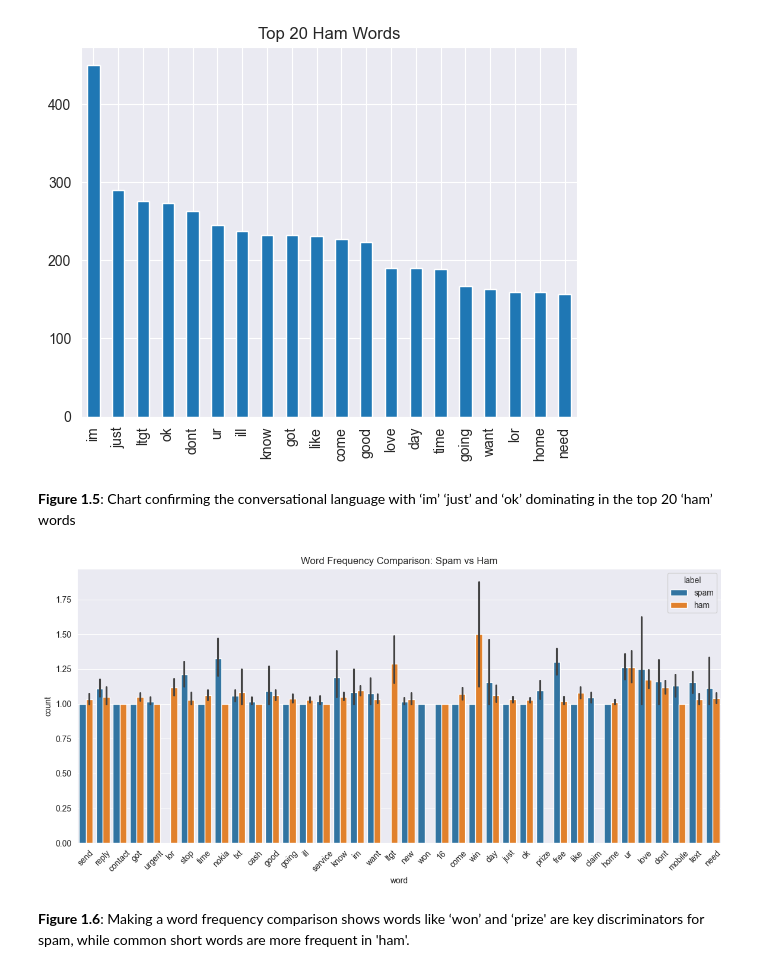
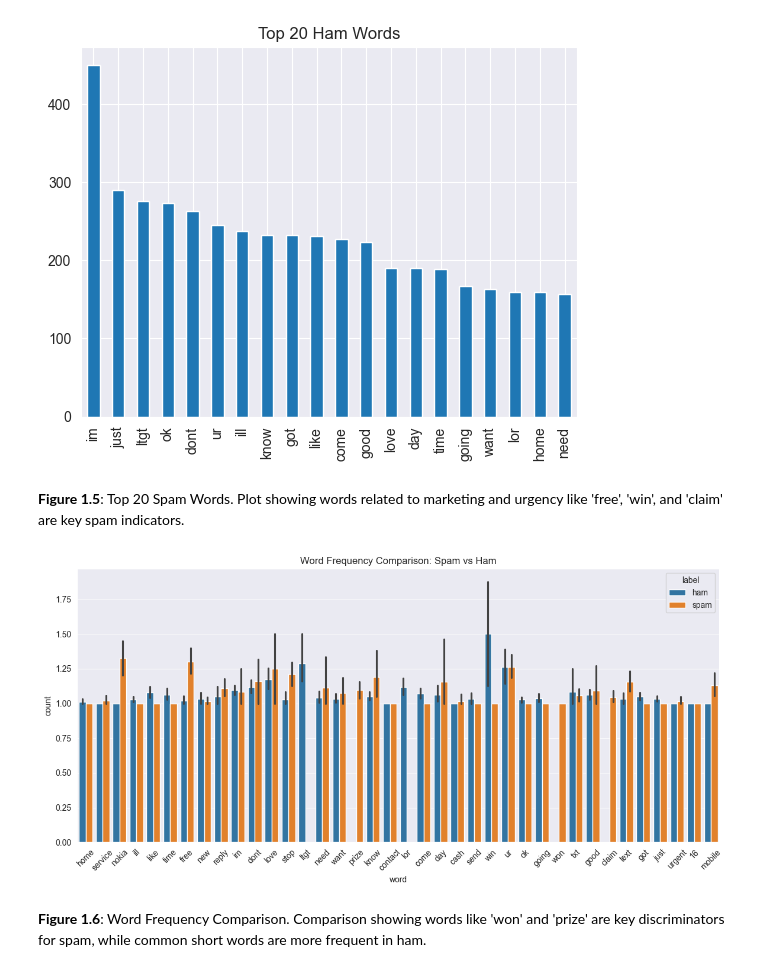
Before and after one commit to milenkirilov888/ce4145-natural-language-processing, a Jupyter notebook: coursework.ipynb, the cells around one changed output. Saved outputs shown, nothing was run; the diff lists cells and outputs as text; code cells hidden in the pictures.

```diff
--- a/coursework.ipynb
+++ b/coursework.ipynb
@@ -9,8 +11,16 @@ Datasource: UCI Machine Learning Repository - SMS Spam Collection.
 # %%
+# Importing necessary libraries
 import pandas as pd
+import numpy as np
+import matplotlib.pyplot as plt
+import seaborn as sns
 
 # Load the SMS Spam dataset
-df = pd.read_csv("data/SMSSpamCollection", sep='\t', header=None, names=["label", "message"], encoding="utf-8")
+df = pd.read_csv("data/SMSSpamCollection",
+                 sep='\t',
+                 header=None,
+                 names=["label", "message"],
+                 encoding="utf-8")
 
 print("Dataset shape:", df.shape)
 df.head()
@@ -138,28 +145,32 @@ ham_words.plot(kind='bar', title='Top 20 Ham Words')
 plt.show()
 # %% [output]
 [figure]
-# %% [markdown]
-**Figure 1.5**: Chart confirming the conversational language with ‘im’ ‘just’ and ‘ok’ dominating in the top 20 ‘ham’ words
+# %% [markdown]
+**Figure 1.5**: Top 20 Spam Words. Plot showing words related to marketing and urgency like 'free', 'win', and 'claim' are key spam indicators.
 # %%
 top_words = list(spam_words.index[:20]) + list(ham_words.index[:20])
 top_words = list(set(top_words))  # remove duplicates
 
 # Keep only label + these top words
 freq_df = df_counts[['label'] + top_words]
 
 # Melt into long format for seaborn
-freq_long = freq_df.melt(id_vars='label', var_name='word', value_name='count')
+freq_long = freq_df.melt(
+    id_vars='label',
+    var_name='word',
+    value_name='count'
+)
 
 # Keep only non-zero occurrences
 freq_long = freq_long[freq_long['count'] > 0]
 
 # Plot: Side-by-side bar chart for word frequencies
 plt.figure(figsize=(14,6))
 sns.barplot(data=freq_long, x='word', y='count', hue='label')
 plt.title("Word Frequency Comparison: Spam vs Ham")
 plt.xticks(rotation=45)
 plt.show()
 # %% [output]
-[figure, old version]
+[figure, new version]
 # %% [markdown]
-**Figure 1.6**: Making a word frequency comparison shows words like ‘won’ and ‘prize' are key discriminators for spam, while common short words are more frequent in 'ham'.
+**Figure 1.6**: Word Frequency Comparison. Comparison showing words like 'won' and 'prize' are key discriminators for spam, while common short words are more frequent in ham.
```
Also changed, not shown: parts of 19 cells of this notebook, 2 other files.
